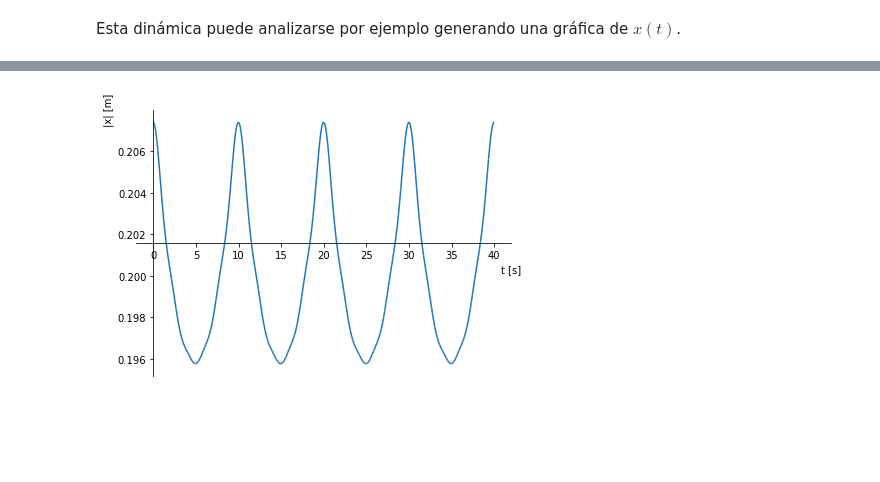
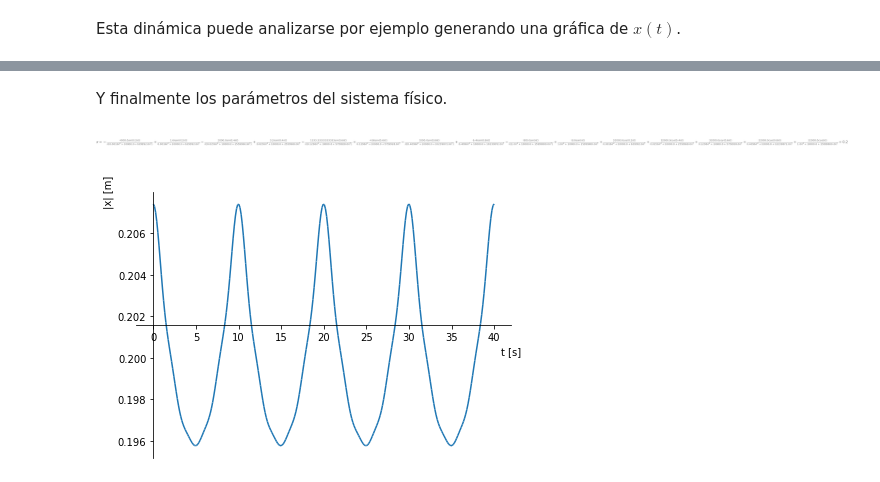
Before and after one commit to bettachini/MecanicaAnaliticaComputacional, a Jupyter notebook: 11Vibraciones1GdL/notebooks/arbitrario1GdL.ipynb, the cells around one changed output, grey strips where cells are left out. Drawn from its saved outputs; the diff is of its cells as text; code cells hidden in the pictures; blank space fills up the shorter version.

```diff
--- a/11Vibraciones1GdL/notebooks/arbitrario1GdL.ipynb
+++ b/11Vibraciones1GdL/notebooks/arbitrario1GdL.ipynb
@@ -69,8 +69,8 @@ Para graficar una $F_2(t)$ se establecen parámetros del sistema.
 m_magnitud = 10 # [kg]
 k1_magnitud = 1.0E3 # [N m-1]
 k2_magnitud = 8.0E3 # [N m-1]
-r1_magnitud = 0.15 # [m]
-r2_magnitud = 0.1 # [m]
+r1_magnitud = 0.1 # [m]
+r2_magnitud = 0.15 # [m]
 l1_magnitud = 0.5 # [m]
 l2_magnitud = r1_magnitud # [m] (elegido para que el resorte no haga fuerza en el punto bajo de la leva)
 c_magnitud = 40 # [N m-1 s]
@@ -177 +178,8 @@ x_analisis = x_forzadoArmonico.rhs.subs(parametrosHomogeneo)
+# %% [markdown]
+Y finalmente los parámetros del sistema físico.
+# %%
+x_numerico = x_parametrosHomogeneo.subs(parametros)
+x_numerico
+# %% [output]
+[figure, added]
 # %%
```
Also changed, not shown: parts of 7 cells of this notebook, 2 other files.
